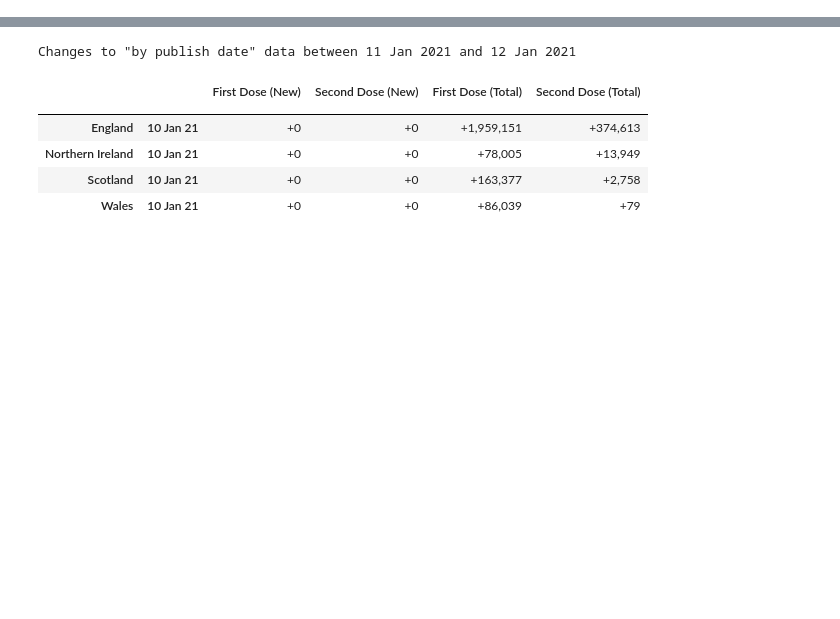
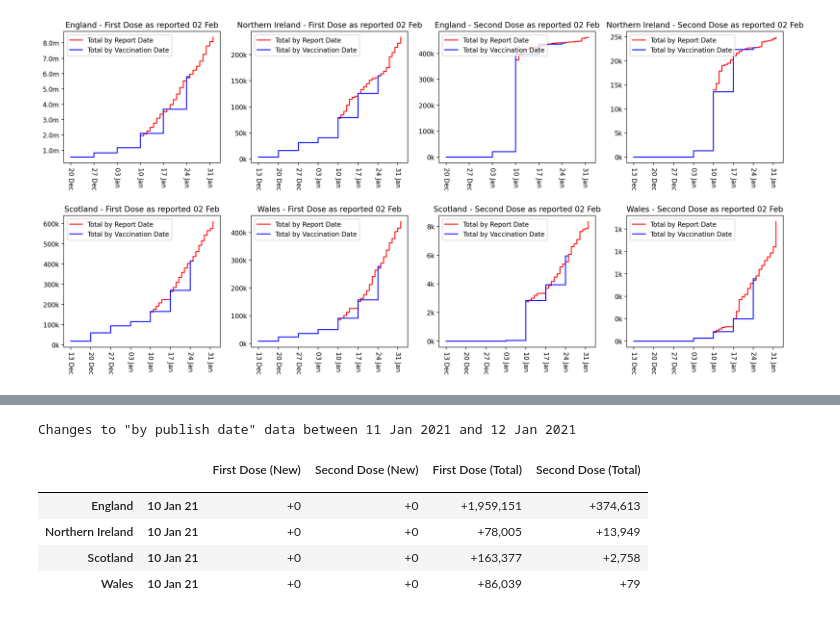
Before and after one commit to cjw296/coronavirus, a Jupyter notebook: vaccination_checks.ipynb, the cells around one changed output, grey strips where cells are left out. Cells and saved outputs as stored; diff of their text form; code cells hidden in the pictures; blank space fills up the shorter version.

Commit message:
vaccinations line plots and animations

```diff
--- a/vaccination_checks.ipynb
+++ b/vaccination_checks.ipynb
@@ -8,0 +11,4 @@ from series import Series
+# %%
+render_plots(selection_mapping()['everything'])
+# %% [output]
+[figure, added]
```
Also changed, not shown: parts of 4 cells of this notebook, 3 other files.
